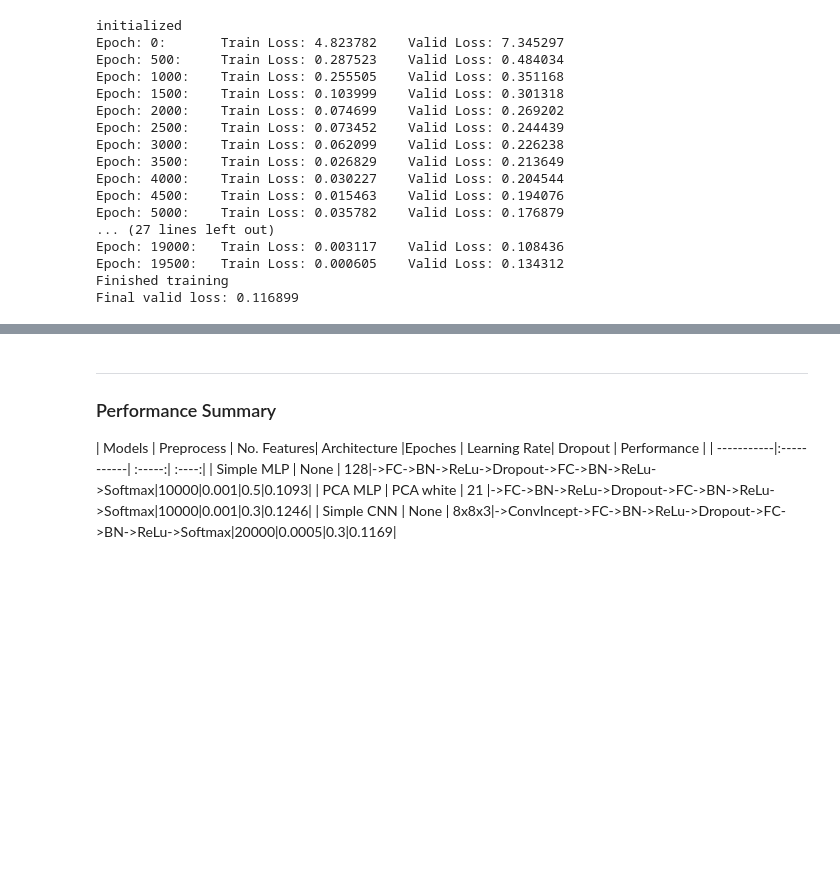
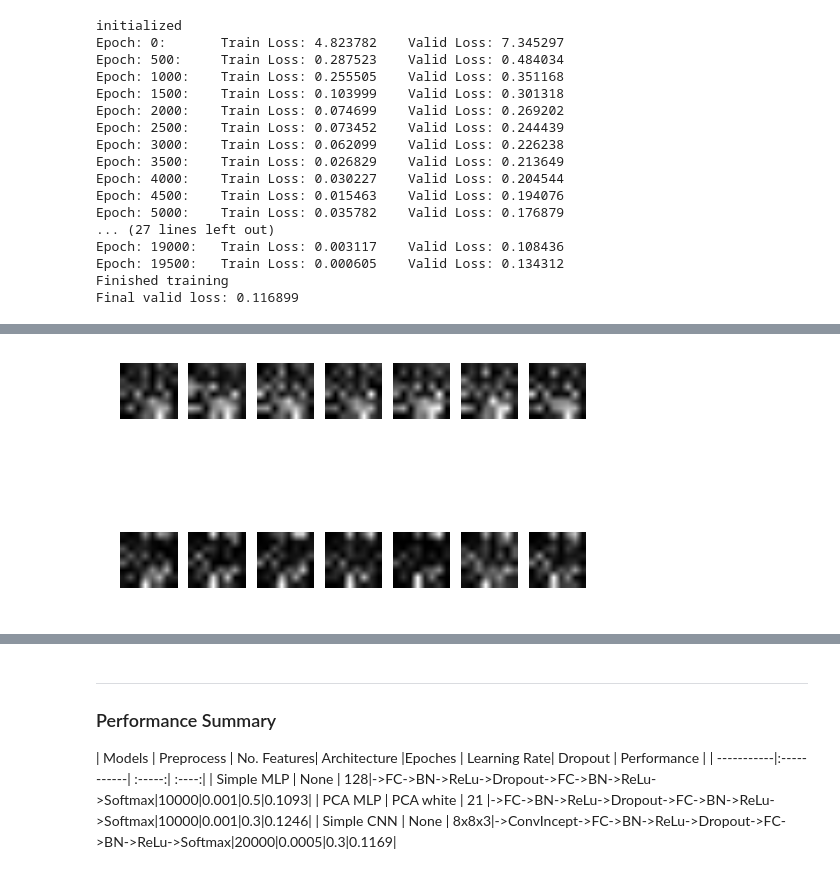
Before and after one commit to zhongyuk/CNNplayground, a Jupyter notebook: leaf/notebooks/explore1-csv.ipynb, the cells around one changed output, grey strips where cells are left out. Drawn from its saved outputs; the diff is of its cells as text; code cells hidden in the pictures; blank space fills up the shorter version.

```diff
--- a/leaf/notebooks/explore1-csv.ipynb
+++ b/leaf/notebooks/explore1-csv.ipynb
@@ -416,0 +475,18 @@ Final valid loss: 0.116899
+# %%
+def plot_as_gray(leaf0, leaf1, channel):
+    max_col = 7
+    for i in range(1, max_col*2+1):
+        plt.subplot(2, max_col, i)
+        if i<=max_col:
+            sample = leaf0samples[i-1,:,:,:]
+        else:
+            sample = leaf1samples[i-max_col-1,:,:,:]
+        sampleRGB = sample*255
+        sampleGray = sampleRGB[:,:,channel]
+        plt.imshow(sampleGray, cmap=plt.cm.gray)
+        plt.axis('off')
+    plt.show()
+# %%
+plot_as_gray(leaf0samples, leaf1samples, 0)
+# %% [output]
+[figure, added]
```
Also changed, not shown: parts of 13 cells of this notebook.
